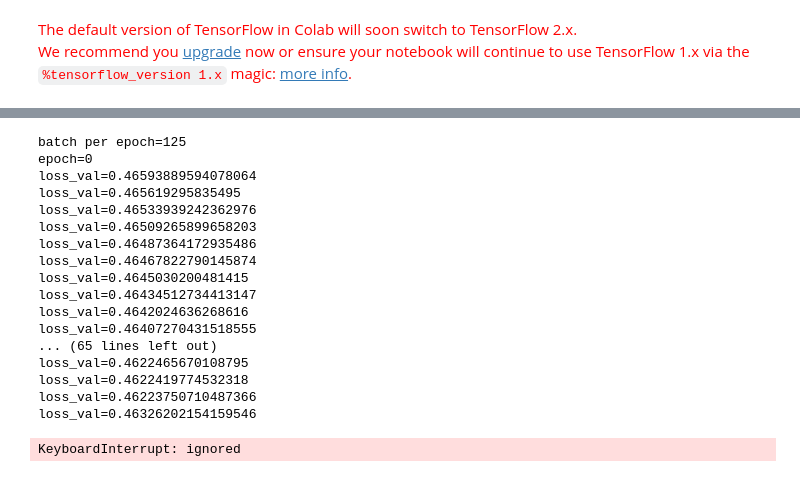
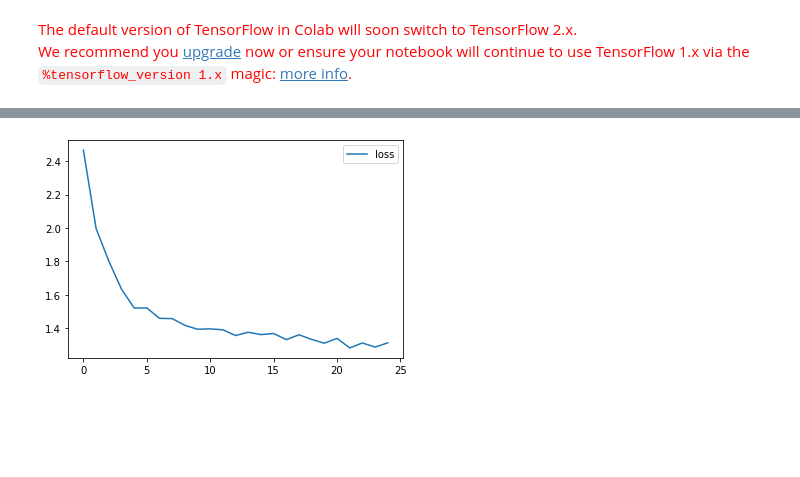
Before and after one commit to 450586509/reinforcement-learning-practice, a Jupyter notebook: 08_rl_nlp.ipynb, the cells around one changed output, grey strips where cells are left out. Drawn from its saved outputs; the diff is of its cells as text; code cells hidden in the pictures; blank space fills up the shorter version.

```diff
--- a/08_rl_nlp.ipynb
+++ b/08_rl_nlp.ipynb
@@ -288,11 +288,11 @@ class DataGenerator(object):
                     yield x, y, step, j
                 step = step + 1
             # shuffle
-            # self.shuffle()
+            self.shuffle()
 
     def shuffle(self):
         perm = np.arange(self.data_size)
-        numpy.random.shuffle(perm)
+        np.random.shuffle(perm)
         self.data = self.data[perm]
     def transform(self, lines):
 
@@ -313,7 +313,7 @@ with open("./names") as f:
     #lines = [start_token + name for name in lines]
 
 lines_ch = list(map(lambda line: list(line), lines))
-lines_ch = list(map(lambda x: ['start']+x+['end'], lines_ch))
+lines_ch = list(map(lambda x: ['^']+x+['$'], lines_ch))
 from collections import Counter
 count = Counter()
 for ls in lines_ch:
@@ -321,8 +321,8 @@ for ls in lines_ch:
 token2id={}
 for i,(k, v) in enumerate(count.most_common()):
   token2id[k] = i
-
 token2id['#'] = len(token2id)
+id2token={v:k for k, v in token2id.items()}
 # %%
 # 配置
 emb_size, rnn_size = 100, 256
@@ -397,37 +394,27 @@ data_gene = DataGenerator(samples=lines_ch, token2id=token2id)
 # %%
 from IPython.display import clear_output
 import numpy as np
+import matplotlib.pyplot as plt
+
+%matplotlib inline
+data_gene = DataGenerator(samples=np.array(lines_ch), token2id=token2id)
 train_loss=[]
+loss_list=[]
 index = 0
-for batch_x, batch_y,_,_ in data_gene.batch_generator(epoch=20, batch_size=64):
+for batch_x, batch_y,_,_ in data_gene.batch_generator(epoch=10, batch_size=64):
+  #while True:
+  index = index + 1
+  loss_val,_ = sess.run([loss, optimize], feed_dict={x_ph:batch_x, label_ph:batch_y})
+  loss_list.append(loss_val)
+  #if index%50 ==0:
+  #  print("index ={1}\tloss_val={0}".format(loss_val, index))
+  if index % 50 == 0:
 
-  while True:
-    index = index + 1
-    loss_val,_ = sess.run([loss, optimize], feed_dict={x_ph:batch_x, label_ph:batch_y})
-    if index%50 ==0:
-      print("loss_val={0}".format(loss_val))
-  #if index % 10 == 0:
-  #  train_loss.append(loss_val)
-  #  clear_output(True)
-  #  plt.plot(train_loss, label='loss')
-  #  plt.legend()
-  #  plt.show()
+    train_loss.append(np.mean(loss_list))
+    clear_output(True)
+    plt.plot(train_loss, label='loss')
+    plt.legend()
+    plt.show()
+    loss_list=[]
 # %% [output]
-batch per epoch=125
-epoch=0
-loss_val=0.46593889594078064
-loss_val=0.465619295835495
-loss_val=0.46533939242362976
-loss_val=0.46509265899658203
-loss_val=0.46487364172935486
-loss_val=0.46467822790145874
-loss_val=0.4645030200481415
-loss_val=0.46434512734413147
-loss_val=0.4642024636268616
-loss_val=0.46407270431518555
-... (65 lines left out)
-loss_val=0.4622465670108795
-loss_val=0.4622419774532318
-loss_val=0.46223750710487366
-loss_val=0.46326202154159546
-KeyboardInterrupt: ignored
+[figure, added]
```
Also changed, not shown: parts of 6 cells of this notebook.
